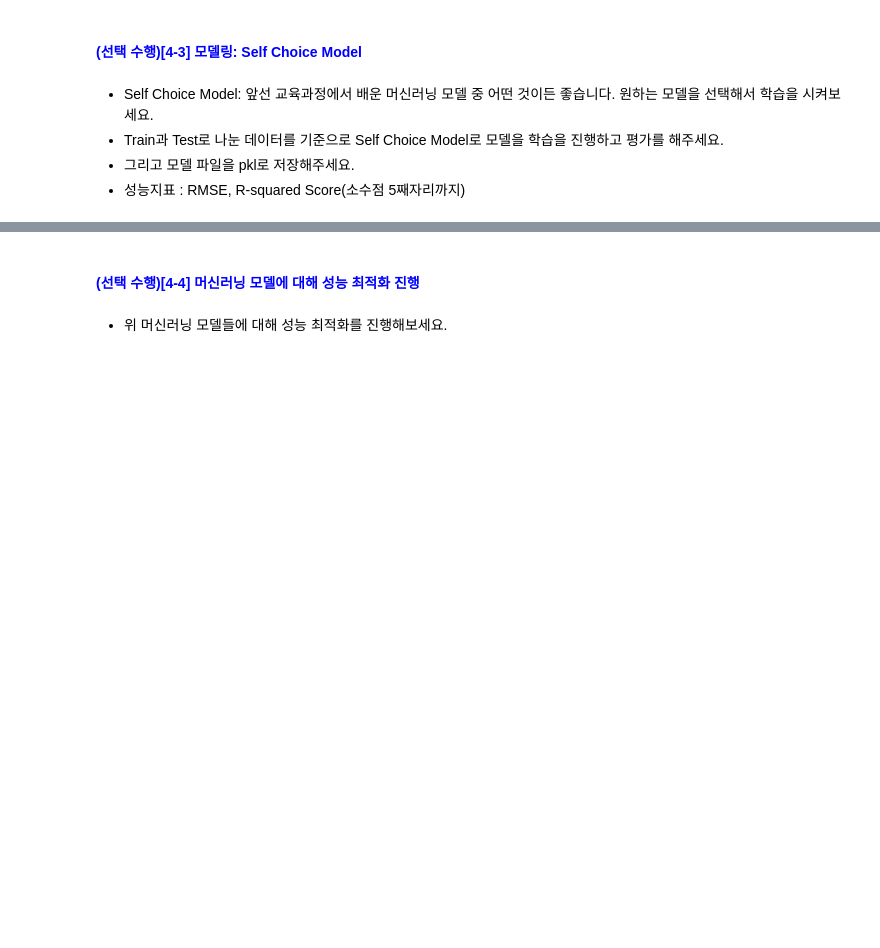
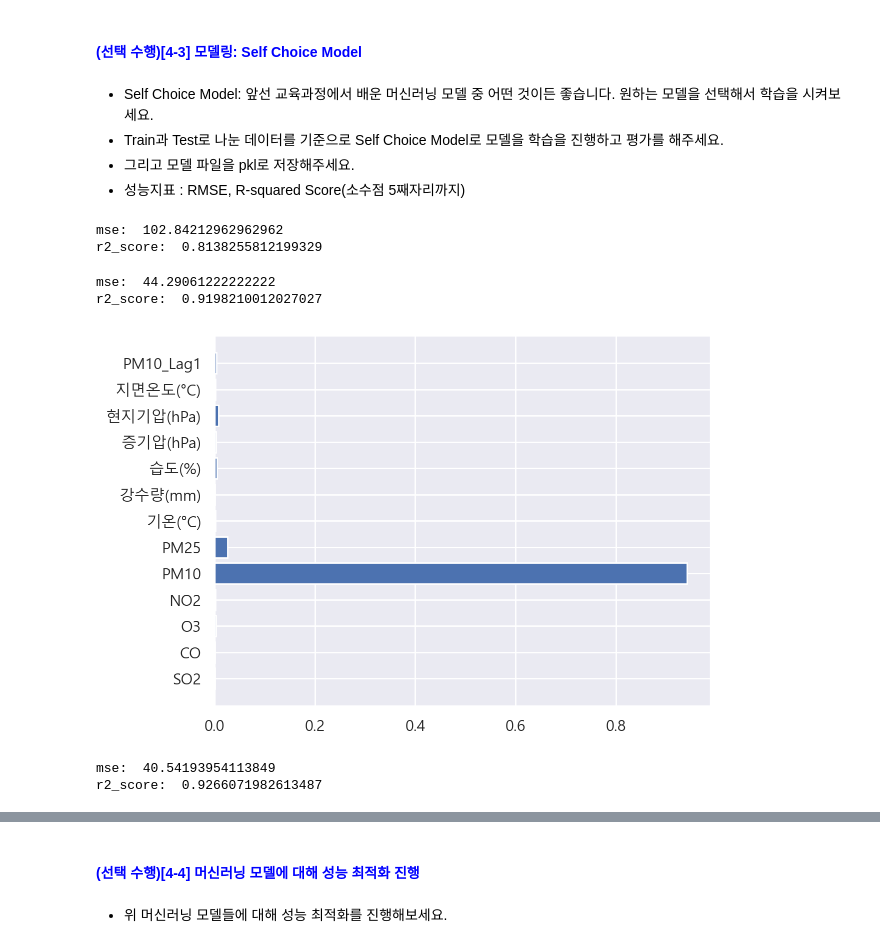
Before and after one commit to ssoong12/KT_aivle_school_AI_track, a Jupyter notebook: 09. MINI_PJ2/3기_AI미니프로젝트_2차 미세먼지_3. 모델링(머신러닝)(student).ipynb, the cells around one changed output, grey strips where cells are left out. Saved outputs shown, nothing was run; the diff lists cells and outputs as text; code cells hidden in the pictures; blank space fills up the shorter version.

```diff
--- a/09. MINI_PJ2/3기_AI미니프로젝트_2차 미세먼지_3. 모델링(머신러닝)(student).ipynb
+++ b/09. MINI_PJ2/3기_AI미니프로젝트_2차 미세먼지_3. 모델링(머신러닝)(student).ipynb
@@ -53,2 +125,4 @@ import joblib
 # %%
 # 학습한 모델을 파일로 저장해보세요.
+
+train_y_n = np.array(train_y).reshape(-1)
@@ -73,3 +145,7 @@ import joblib
 # 아래에 필요한 코드를 작성하고 결과를 확인합니다.
 # %%
 # Test 데이터로 성능을 평가해보세요.
+
+
+model = GBR()
+model.fit(train_x_s, train_y)
@@ -94,3 +191,49 @@ import joblib
 * 성능지표 : RMSE, R-squared Score(소수점 5째자리까지)
 # %%
 # 아래에 필요한 코드를 작성하고 결과를 확인합니다.
+
+model = DTR()
+
+model.fit(train_x_s, train_y)
+y_pred = model.predict(test_x_s)
+
+print('mse: ', mse(test_y, y_pred))
+print('r2_score: ',r2_score(test_y, y_pred))
+result['DTR'] = r2_score(test_y, y_pred)
+# %% [output]
+mse:  102.84212962962962
+r2_score:  0.8138255812199329
+# %%
+# 아래에 필요한 코드를 작성하고 결과를 확인합니다.
+
+model = RFR(random_state = 2023)
+
+model.fit(train_x_s, train_y_n)
+y_pred = model.predict(test_x_s)
+
+print('mse: ', mse(test_y, y_pred))
+print('r2_score: ',r2_score(test_y, y_pred))
+result['RFR'] = r2_score(test_y, y_pred)
+# %% [output]
+mse:  44.29061222222222
+r2_score:  0.9198210012027027
+# %%
+# Feature 중요도 확인
+plt.barh(list(train_x), model.feature_importances_)
+plt.show()
+# %% [output]
+[figure, added]
+# %%
+# 아래에 필요한 코드를 작성하고 결과를 확인합니다.
+
+model = Ridge()
+
+model.fit(train_x_s, train_y)
+y_pred = model.predict(test_x_s)
+
+print('mse: ', mse(test_y, y_pred))
+print('r2_score: ',r2_score(test_y, y_pred))
+result['Ridge'] = r2_score(test_y, y_pred)
+# %% [output]
+mse:  40.54193954113849
+r2_score:  0.9266071982613487
```
Also changed, not shown: parts of 36 cells of this notebook, 4 other files.
